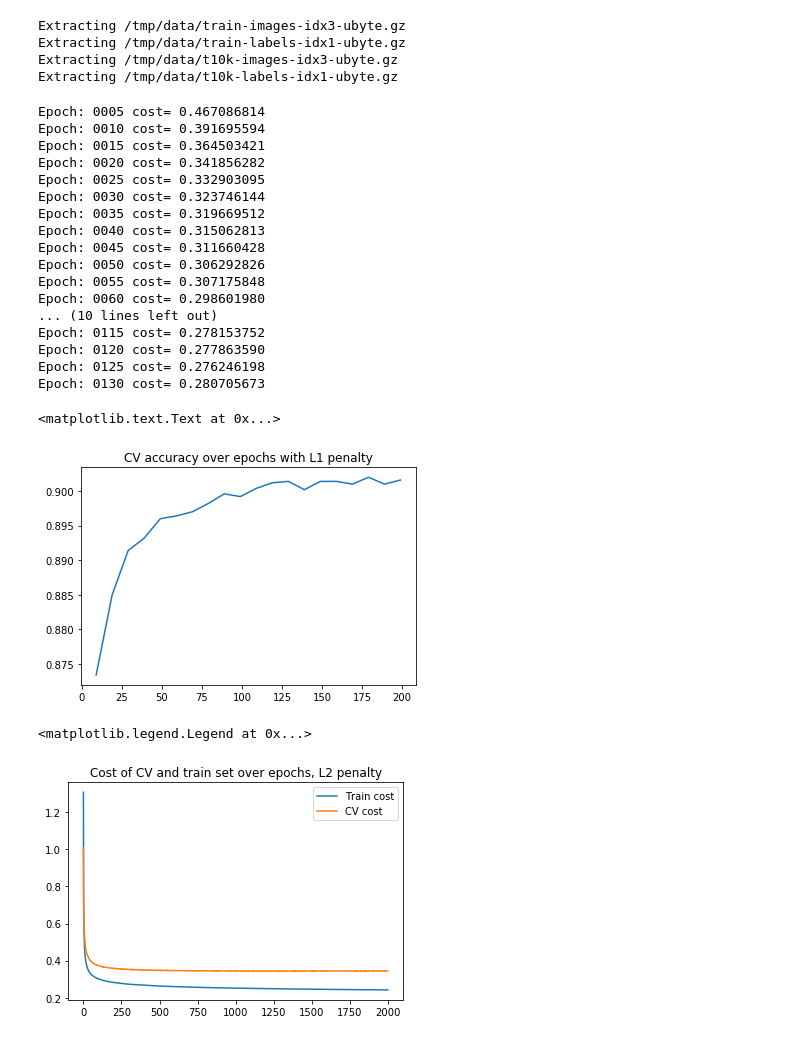
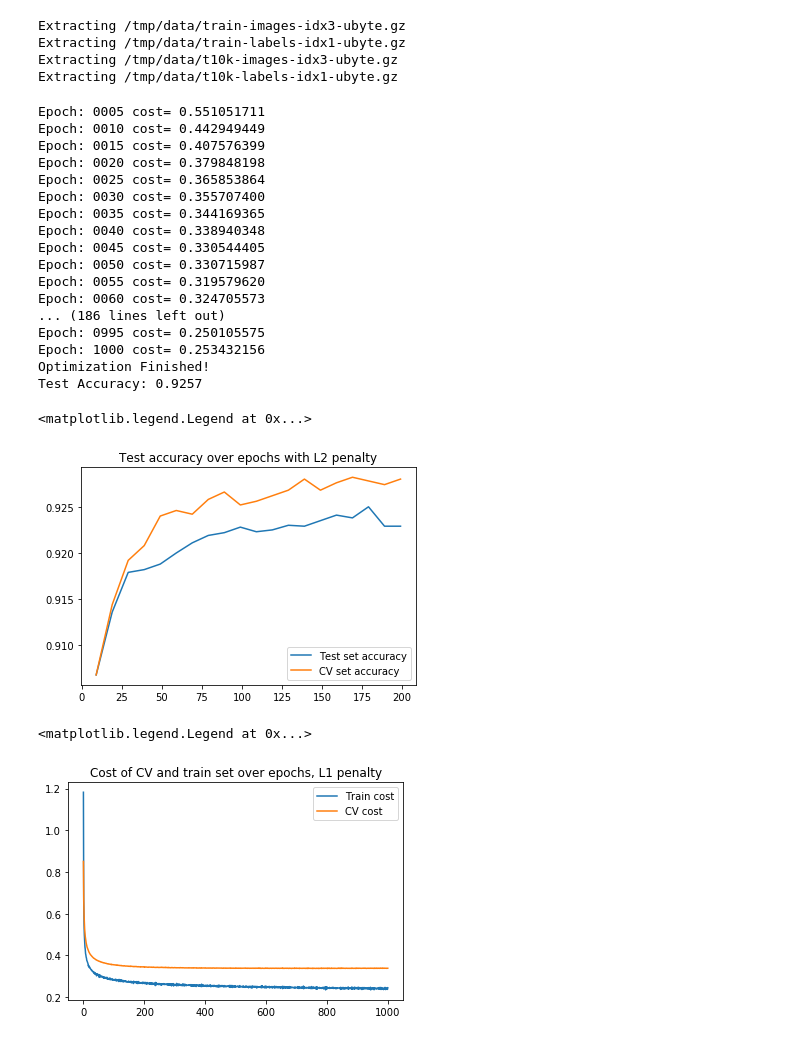
Before and after one commit to yujia21/MA6252, a Jupyter notebook: logistic_regression Penalties.ipynb, the cells around one changed output. Cells and saved outputs as stored; diff of their text form; code cells hidden in the pictures.

```diff
--- a/logistic_regression Penalties.ipynb
+++ b/logistic_regression Penalties.ipynb
@@ -45,8 +45,8 @@ L1_cost = cost + reg_para *tf.log(tf.reduce_mean(tf.reduce_sum(tf.abs(pred)))) #
 
 # Gradient Descent
 #optimizer = tf.train.GradientDescentOptimizer(learning_rate).minimize(cost)
-#optimizer = tf.train.GradientDescentOptimizer(learning_rate).minimize(L2_cost)
-optimizer = tf.train.GradientDescentOptimizer(learning_rate).minimize(L1_cost)
+optimizer = tf.train.GradientDescentOptimizer(learning_rate).minimize(L2_cost)
+#optimizer = tf.train.GradientDescentOptimizer(learning_rate).minimize(L1_cost)
 
 # Initialize the variables (i.e. assign their default value)
 init = tf.global_variables_initializer()
@@ -97,32 +97,34 @@ with tf.Session() as sess:
     accuracy = tf.reduce_mean(tf.cast(correct_prediction, tf.float32))
     print("Test Accuracy:", accuracy.eval({x: mnist.test.images, y: mnist.test.labels}))
 # %% [output]
-Epoch: 0005 cost= 0.467086814
-Epoch: 0010 cost= 0.391695594
-Epoch: 0015 cost= 0.364503421
-Epoch: 0020 cost= 0.341856282
-Epoch: 0025 cost= 0.332903095
-Epoch: 0030 cost= 0.323746144
-Epoch: 0035 cost= 0.319669512
-Epoch: 0040 cost= 0.315062813
-Epoch: 0045 cost= 0.311660428
-Epoch: 0050 cost= 0.306292826
-Epoch: 0055 cost= 0.307175848
-Epoch: 0060 cost= 0.298601980
-... (10 lines left out)
-Epoch: 0115 cost= 0.278153752
-Epoch: 0120 cost= 0.277863590
-Epoch: 0125 cost= 0.276246198
-Epoch: 0130 cost= 0.280705673
+Epoch: 0005 cost= 0.551051711
+Epoch: 0010 cost= 0.442949449
+Epoch: 0015 cost= 0.407576399
+Epoch: 0020 cost= 0.379848198
+Epoch: 0025 cost= 0.365853864
+Epoch: 0030 cost= 0.355707400
+Epoch: 0035 cost= 0.344169365
+Epoch: 0040 cost= 0.338940348
+Epoch: 0045 cost= 0.330544405
+Epoch: 0050 cost= 0.330715987
+Epoch: 0055 cost= 0.319579620
+Epoch: 0060 cost= 0.324705573
+... (186 lines left out)
+Epoch: 0995 cost= 0.250105575
+Epoch: 1000 cost= 0.253432156
+Optimization Finished!
+Test Accuracy: 0.9257
 # %%
 import matplotlib.pyplot as plt
 %matplotlib inline
 
-plt.plot(CV_epoch[:20], CV_accuracy[:20])
-plt.title("CV accuracy over epochs with L1 penalty")
+plt.plot(CV_epoch[:20], test_accuracy[:20], label="Test set accuracy")
+plt.plot(CV_epoch[:20], CV_accuracy[:20], label="CV set accuracy")
+plt.title("Test accuracy over epochs with L2 penalty")
+plt.legend()
 # %% [output]
-<matplotlib.text.Text at 0x...>
+<matplotlib.legend.Legend at 0x...>
-[figure, old version]
+[figure, new version]
 # %%
 plt.plot(train_cost, label="Train cost")
 plt.plot(CV_cost, label="CV cost")
@@ -130,4 +132,4 @@ plt.title("Cost of CV and train set over epochs, L1 penalty")
 plt.legend()
 # %% [output]
 <matplotlib.legend.Legend at 0x...>
-[figure, old version]
+[figure, new version]
```
Also changed, not shown: 33 other files.
